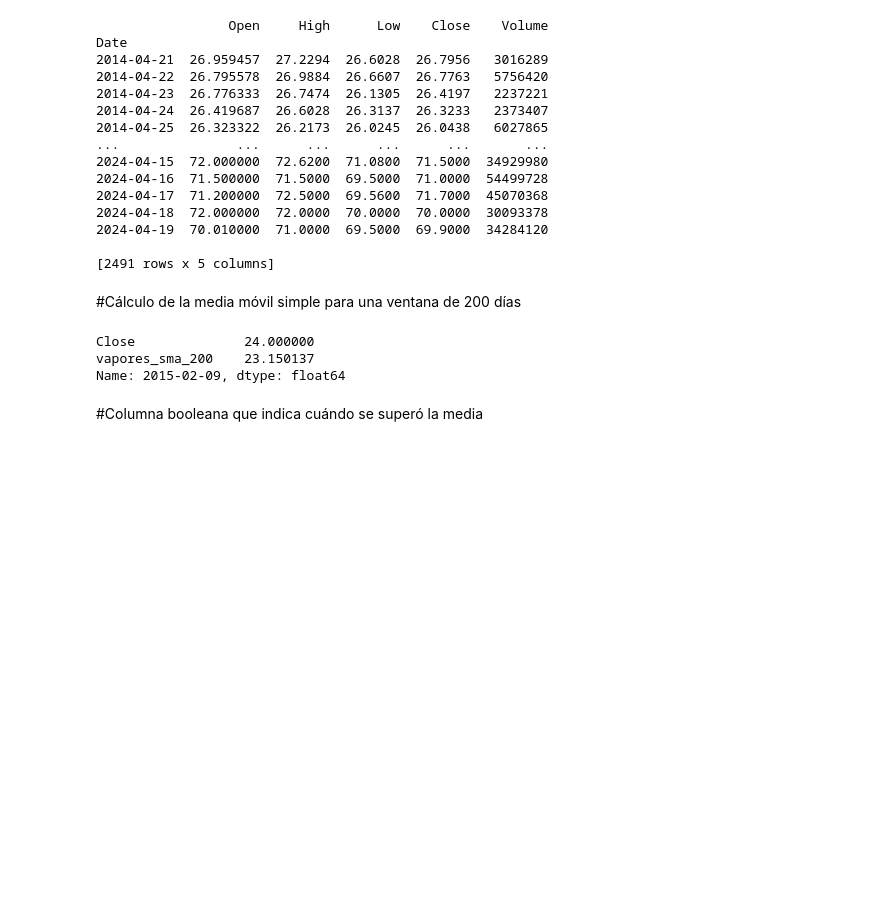
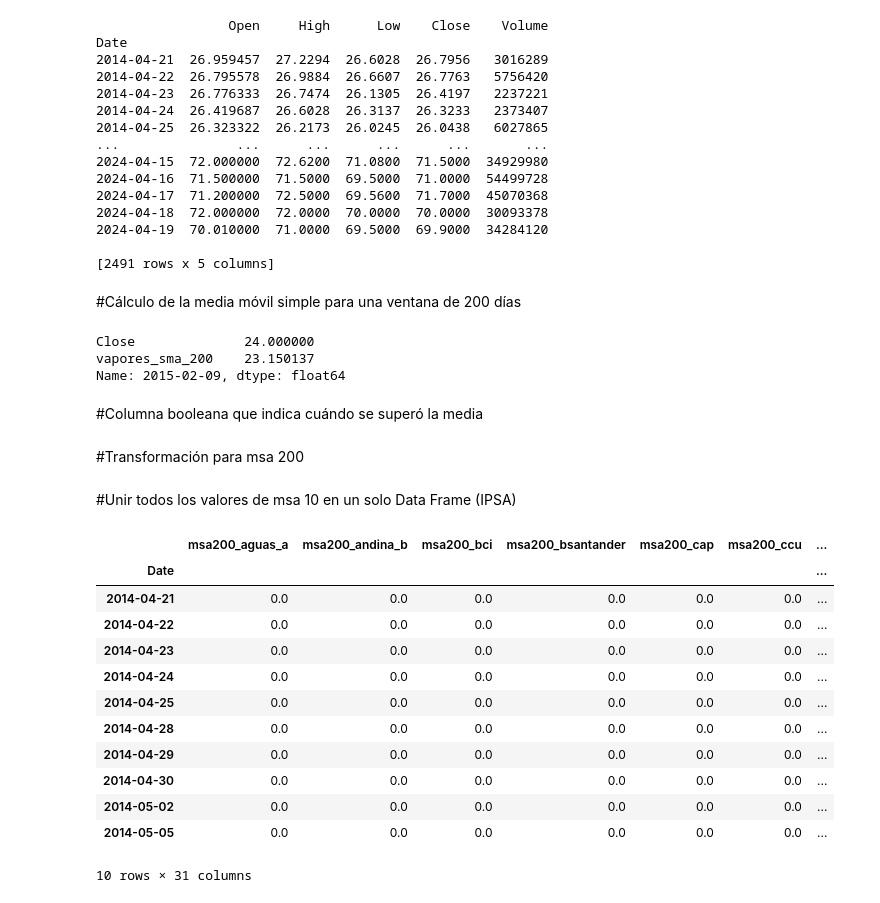
Before and after one commit to CristianNac/IPSA-Stochastic-SMA-Analysis, a Jupyter notebook: IPSA_SMA200.ipynb, the cells around one changed output. Drawn from its saved outputs; the diff is of its cells as text; code cells hidden in the pictures; blank space fills up the shorter version.

```diff
--- a/IPSA_SMA200.ipynb
+++ b/IPSA_SMA200.ipynb
@@ -111,8 +111,8 @@ Date
 # %% [markdown]
 #Cálculo de la media móvil simple para una ventana de 200 días
 # %%
-df_andina_b['andina_b_sma_200'] = ta.trend.sma_indicator(df_andina_b['Close'], window = 200)
-df_andina_b[['Close','andina_b_sma_200']].iloc[199]
+df_andina['andina_b_sma_200'] = ta.trend.sma_indicator(df_andina['Close'], window = 200)
+df_andina[['Close','andina_b_sma_200']].iloc[199]
 # %% [output]
 Close               1775.3000
 andina_b_sma_200    1957.4075
@@ -1276,3 +1276,60 @@ while i <= (df_vapores.shape[0]-1):
   else:
     df_vapores['msa200_vapores'].iloc[i] = 0
   i += 1
+# %% [markdown]
+#Transformación para msa 200
+# %%
+df_aguas_a_msa_200 = df_aguas_a['msa200_aguas_a'] #1
+df_andina_b_msa_200 = df_andina['msa200_andina_b'] #2
+df_bci_msa_200 = df_bci['msa200_bci'] #3
+df_bsantander_msa_200 = df_bsantander['msa200_bsantander'] #4
+df_cap_msa_200 = df_cap['msa200_cap'] #5
+df_ccu_msa_200 = df_ccu['msa200_ccu'] #6
+df_cencoshopp_msa_200 = df_cencoshopp['msa200_cencoshopp'] #7
+df_cencosud_msa_200 = df_cencosud['msa200_cencosud'] #8
+df_bchile_msa_200 = df_bchile['msa200_bchile'] #9
+df_cmpc_msa_200 = df_cmpc['msa200_cmpc'] #10
+df_colbun_msa_200 = df_colbun['msa200_colbun'] #11
+df_concha_y_toro_msa_200 = df_concha_y_toro['msa200_concha_y_toro'] #12
+df_copec_msa_200 = df_copec['msa200_copec'] #13
+df_ecl_msa_200 = df_ecl['msa200_ecl'] #14
+df_enelam_msa_200 = df_enelam['msa200_enelam'] #15
+df_enel_chile_msa_200 = df_enel_chile['msa200_enel_chile'] #16
+df_entel_msa_200 = df_entel['msa200_entel'] #17
+df_falabella_msa_200 = df_falabella['msa200_falabella'] #18
+df_iam_msa_200 = df_iam['msa200_iam'] #19
+df_itau_msa_200 = df_itau['msa200_itau'] #20
+df_ltm_msa_200 = df_ltm['msa200_ltm'] #21
+df_mallplaza_msa_200 = df_mallplaza['msa200_mallplaza'] #22
+df_oro_blanco_msa_200 = df_oro_blanco['msa200_oro_blanco'] #23
+df_parauco_msa_200 = df_parauco['msa200_parauco'] #24
+df_quinenco_msa_200 = df_quinenco['msa200_quinenco'] #25
+df_ripley_msa_200 = df_ripley['msa200_ripley'] #26
+df_salfacorp_msa_200 = df_salfacorp['msa200_salfacorp'] #27
+df_smu_msa_200 = df_smu['msa200_smu'] #28
+df_sqm_b_msa_200 = df_sqm_b['msa200_sqm_b'] #29
+df_vapores_msa_200 = df_vapores['msa200_vapores'] #30
+# %% [markdown]
+#Unir todos los valores de msa 10 en un solo Data Frame (IPSA)
+# %%
+df_concat200 = [df_aguas_a_msa_200, df_andina_b_msa_200, df_bci_msa_200, df_bsantander_msa_200, df_cap_msa_200, df_ccu_msa_200, df_cencoshopp_msa_200, df_cencosud_msa_200, df_bchile_msa_200, df_cmpc_msa_200, df_colbun_msa_200, df_concha_y_toro_msa_200, df_copec_msa_200, df_ecl_msa_200, df_enelam_msa_200, df_enel_chile_msa_200, df_entel_msa_200, df_falabella_msa_200, df_iam_msa_200, df_itau_msa_200, df_ltm_msa_200, df_mallplaza_msa_200, df_oro_blanco_msa_200, df_parauco_msa_200, df_quinenco_msa_200, df_ripley_msa_200, df_salfacorp_msa_200, df_smu_msa_200, df_sqm_b_msa_200, df_vapores_msa_200]
+
+
+df_msa_200 = pd.concat(df_concat200, axis=1, join='outer')
+df_msa_200 = df_msa_200.fillna(0) #Rellena con 0 los valores faltantes
+df_msa_200['promedio_msa_200'] = df_msa_200.sum(axis = 1)/30
+df_msa_200.head(10)
+# %% [output]
+|  | msa200_aguas_a | msa200_andina_b | msa200_bci | msa200_bsantander | msa200_cap | msa200_ccu | ... |
+| Date |  |  |  |  |  |  | ... |
+| 2014-04-21 | 0.0 | 0.0 | 0.0 | 0.0 | 0.0 | 0.0 | ... |
+| 2014-04-22 | 0.0 | 0.0 | 0.0 | 0.0 | 0.0 | 0.0 | ... |
+| 2014-04-23 | 0.0 | 0.0 | 0.0 | 0.0 | 0.0 | 0.0 | ... |
+| 2014-04-24 | 0.0 | 0.0 | 0.0 | 0.0 | 0.0 | 0.0 | ... |
+| 2014-04-25 | 0.0 | 0.0 | 0.0 | 0.0 | 0.0 | 0.0 | ... |
+| 2014-04-28 | 0.0 | 0.0 | 0.0 | 0.0 | 0.0 | 0.0 | ... |
+| 2014-04-29 | 0.0 | 0.0 | 0.0 | 0.0 | 0.0 | 0.0 | ... |
+| 2014-04-30 | 0.0 | 0.0 | 0.0 | 0.0 | 0.0 | 0.0 | ... |
+| 2014-05-02 | 0.0 | 0.0 | 0.0 | 0.0 | 0.0 | 0.0 | ... |
+| 2014-05-05 | 0.0 | 0.0 | 0.0 | 0.0 | 0.0 | 0.0 | ... |
+10 rows × 31 columns
```
Also changed, not shown: parts of 5 cells of this notebook.
